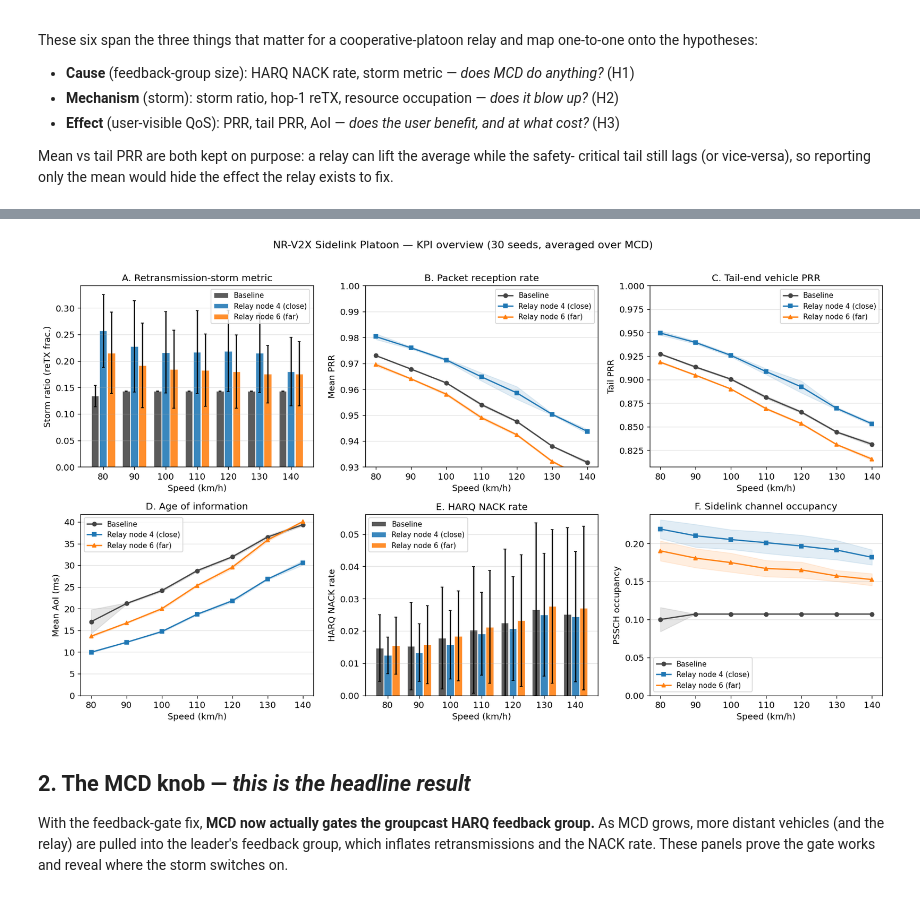
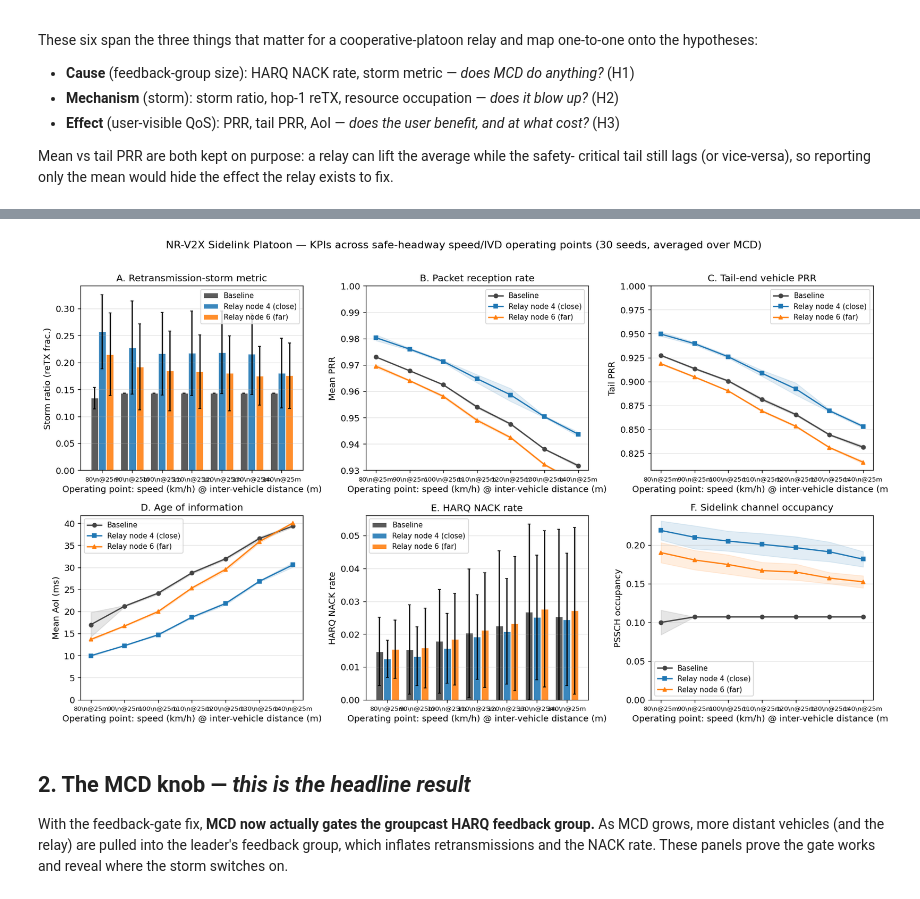
Before and after one commit to 0had0/groupcast-adaptation-ns3, a Jupyter notebook: scratch_overlay/relay_storm_eval/analysis.ipynb, the cells around one changed output, grey strips where cells are left out. Cells and saved outputs as stored; diff of their text form; code cells hidden in the pictures.

```diff
--- a/scratch_overlay/relay_storm_eval/analysis.ipynb
+++ b/scratch_overlay/relay_storm_eval/analysis.ipynb
@@ -89,8 +93,20 @@ storm = pd.read_csv(RESULTS / 'storm_indicator.csv')
 
 SPEEDS = sorted(agg['speed'].unique())
 MCDS   = sorted(agg['mcd'].unique())
+
+# This is NOT a pure speed sweep: each speed is run at the inter-vehicle
+# distance (IVD) that keeps a safe stopping time-headway. Recover the actual
+# (speed -> IVD) operating points from storm_indicator.csv, and the resulting
+# time-headway  th = IVD / (speed in m/s).  The *intended* design couples them
+# as 80->25, 90->27, 100->29, 110->32, 120->34, 130->37, 140->39 m (~1.0-1.1 s).
+IVD_BY_SPEED   = storm.groupby('speed')['ivd'].first().reindex(SPEEDS).to_dict()
+HEADWAY_BY_SPD = {s: IVD_BY_SPEED[s] / (s / 3.6) for s in SPEEDS}
+
 print(f'Speeds : {SPEEDS} km/h')
 print(f'MCDs   : {MCDS} m')
+print('Operating points (speed -> IVD -> time-headway):')
+for s in SPEEDS:
+    print(f'   {s:3d} km/h  ivd={IVD_BY_SPEED[s]:.0f} m   headway={HEADWAY_BY_SPD[s]:.2f} s')
 print(f'agg rows={len(agg)}  storm rows={len(storm)}')
 agg.head()
 # %% [output]
@@ -122,6 +152,13 @@ relay6   = agg[(~agg.is_baseline) & (agg.relay_node == 6)]
 CLR = {'b': '#444444', 'r4': '#1f77b4', 'r6': '#ff7f0e'}
 MRK = {'b': 'o',       'r4': 's',       'r6': '^'}
 LBL = {'b': 'Baseline', 'r4': 'Relay node 4 (close)', 'r6': 'Relay node 6 (far)'}
+
+# Shared x-axis labelling for the coupled speed/IVD operating points.
+# Each tick shows the speed and the IVD it was run at (held at a safe
+# stopping time-headway), so no panel implies speed varied in isolation.
+SPEED_XLABEL = 'Operating point: speed (km/h) @ inter-vehicle distance (m)'
+def speed_ticklabels():
+    return [f'{s}\\n@{IVD_BY_SPEED[s]:.0f}m' for s in SPEEDS]
 # %% [output]
 config counts:
 is_baseline  relay_node
@@ -175,43 +219,46 @@ def grouped_bar(ax, col, ylabel, title, ymin=None, ymax=None):
         ax.bar(x + (i-1)*w, m.values, w*0.92, yerr=s.values, capsize=2,
                label=LBL[key], color=CLR[key], alpha=0.88,
                edgecolor='white', linewidth=0.5)
-    ax.set_xticks(x); ax.set_xticklabels(SPEEDS)
-    ax.set_xlabel('Speed (km/h)'); ax.set_ylabel(ylabel); ax.set_title(title)
+    ax.set_xticks(x); ax.set_xticklabels(speed_ticklabels(), fontsize=8)
+    ax.set_xlabel(SPEED_XLABEL); ax.set_ylabel(ylabel); ax.set_title(title)
     if ymin is not None: ax.set_ylim(bottom=ymin)
     if ymax is not None: ax.set_ylim(top=ymax)
     ax.yaxis.grid(True, alpha=0.35); ax.legend()
 
 def line_band(ax, col, ylabel, title, ymin=None, ymax=None):
+    x = np.arange(len(SPEEDS))
     for key,df in [('b',baseline),('r4',relay4),('r6',relay6)]:
         m,s = by_speed(df, col)
-        ax.plot(SPEEDS, m.values, marker=MRK[key], color=CLR[key],
+        ax.plot(x, m.values, marker=MRK[key], color=CLR[key],
                 linewidth=1.6, markersize=5, label=LBL[key])
-        ax.fill_between(SPEEDS, m.values-s.values, m.values+s.values,
+        ax.fill_between(x, m.values-s.values, m.values+s.values,
                         color=CLR[key], alpha=0.13)
-    ax.set_xlabel('Speed (km/h)'); ax.set_ylabel(ylabel); ax.set_title(title)
+    ax.set_xticks(x); ax.set_xticklabels(speed_ticklabels(), fontsize=8)
+    ax.set_xlabel(SPEED_XLABEL); ax.set_ylabel(ylabel); ax.set_title(title)
     if ymin is not None: ax.set_ylim(bottom=ymin)
     if ymax is not None: ax.set_ylim(top=ymax)
     ax.yaxis.grid(True, alpha=0.35); ax.legend()
 
 fig = plt.figure(figsize=(15, 8.5))
 grouped_bar(fig.add_subplot(2,3,1), 'storm_ratio_agg_mean',
             'Storm ratio (reTX frac.)', 'A. Retransmission-storm metric', ymin=0)
 line_band  (fig.add_subplot(2,3,2), 'prr_mean_agg_mean',
             'Mean PRR', 'B. Packet reception rate', ymin=0.93, ymax=1.0)
 line_band  (fig.add_subplot(2,3,3), 'prr_worst_agg_mean',
             'Tail PRR', 'C. Tail-end vehicle PRR', ymax=1.0)
 line_band  (fig.add_subplot(2,3,4), 'aoi_mean_ms_agg_mean',
             'Mean AoI (ms)', 'D. Age of information', ymin=0)
 grouped_bar(fig.add_subplot(2,3,5), 'harq_nack_rate_agg_mean',
             'HARQ NACK rate', 'E. HARQ NACK rate', ymin=0)
 line_band  (fig.add_subplot(2,3,6), 'ch_occupancy_agg_mean',
             'PSSCH occupancy', 'F. Sidelink channel occupancy', ymin=0)
-fig.suptitle('NR-V2X Sidelink Platoon — KPI overview (30 seeds, averaged over MCD)', y=1.01)
+fig.suptitle('NR-V2X Sidelink Platoon — KPIs across safe-headway speed/IVD operating points '
+             '(30 seeds, averaged over MCD)', y=1.01)
 fig.tight_layout()
 fig.savefig(RESULTS / 'fig1_overview.pdf'); fig.savefig(RESULTS / 'fig1_overview.png')
 plt.show()
 # %% [output]
-[figure, old version]
+[figure, new version]
 # %% [markdown]
 ## 2. The MCD knob — *this is the headline result*
 
```
Also changed, not shown: parts of 6 cells of this notebook, 3 other files.
